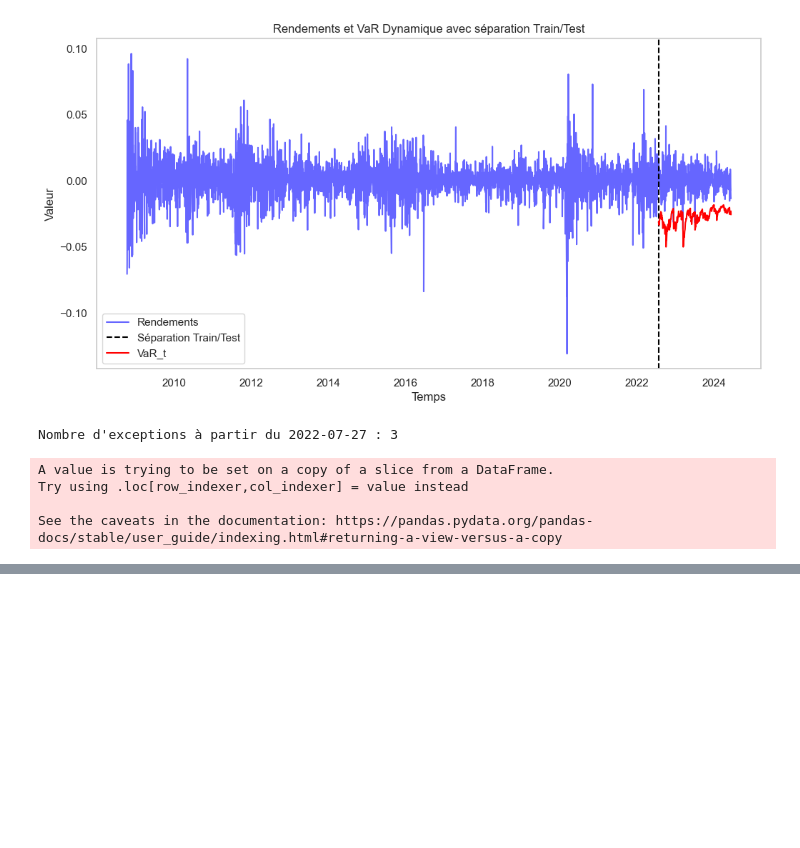
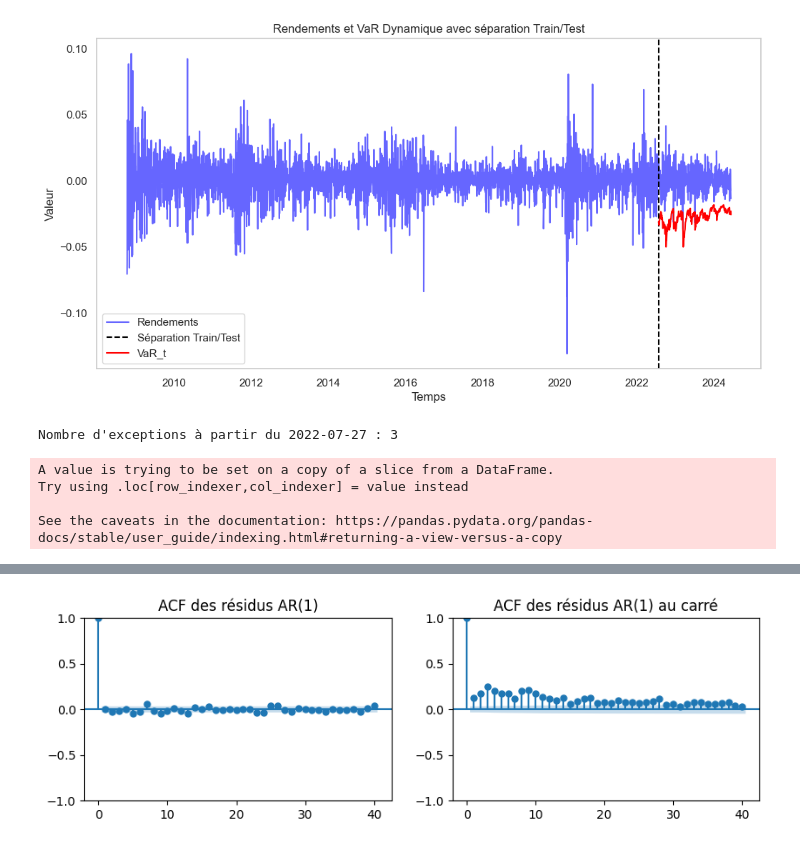
Before and after one commit to mathis-blln/projet_SRE, a Jupyter notebook: TP_SRE.ipynb, the cells around one changed output, grey strips where cells are left out. Drawn from its saved outputs; the diff is of its cells as text; code cells hidden in the pictures; blank space fills up the shorter version.

```diff
--- a/TP_SRE.ipynb
+++ b/TP_SRE.ipynb
@@ -2533,0 +2697,11 @@ See the caveats in the documentation: https://pandas.pydata.org/pandas-docs/stab
+# %%
+plt.figure(figsize=(10, 6))
+plt.subplot(221)
+plot_acf(AR1_resid, lags=40, ax=plt.gca())
+plt.title("ACF des résidus AR(1)")
+plt.subplot(222)
+plot_acf(AR1_resid**2, lags=40, ax=plt.gca())
+plt.title("ACF des résidus AR(1) au carré")
+plt.show()
+# %% [output]
+[figure, added]
```
Also changed, not shown: parts of 74 cells of this notebook.
